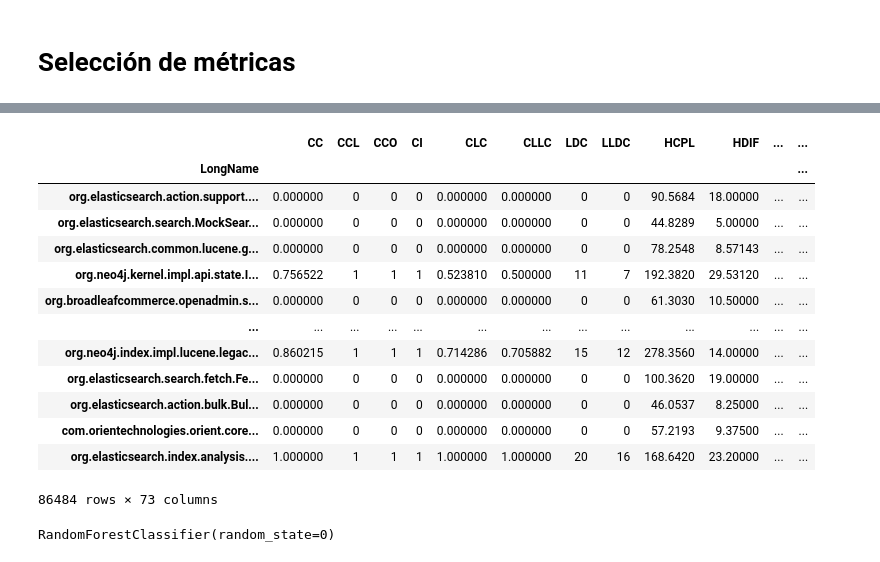
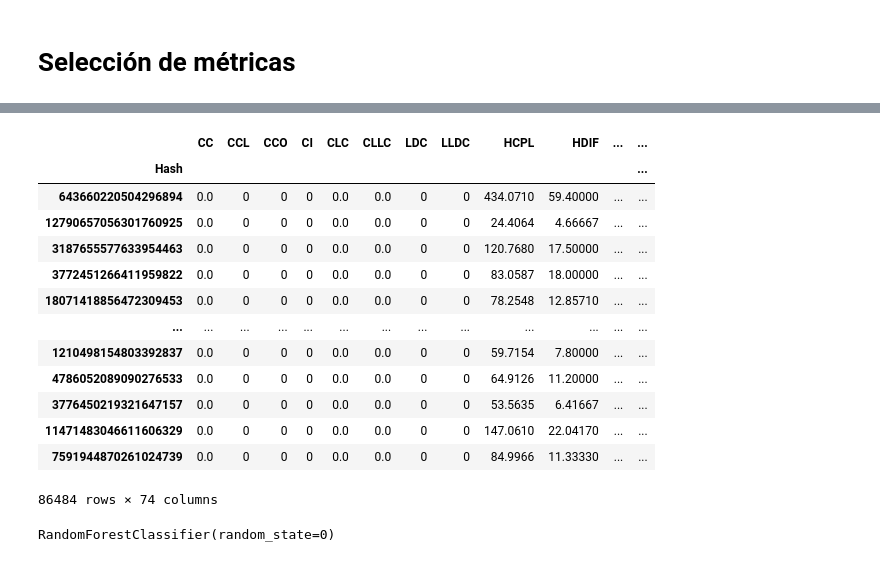
Before and after one commit to davidmacar/Predictor-de-bugs, a Jupyter notebook: pruebas.ipynb, the cells around one changed output, grey strips where cells are left out. Saved outputs shown, nothing was run; the diff lists cells and outputs as text; code cells hidden in the pictures.

Commit message:
- Modificaciones en notebook - Correcciones en csv: Modificaion columna "Hash" para ser unica y añadida columna "Buggy" para indicar si la entrada contiene o no bugs

```diff
--- a/pruebas.ipynb
+++ b/pruebas.ipynb
@@ -10,8 +41,9 @@ from sklearn.model_selection import train_test_split
 # Selección de métricas
 # %%
 # Creación del conjunto de datos de entreno y de test
-train_dataset = pd.read_csv(("./datasets/method.csv"), index_col = 'LongName')
-train_dataset, test_dataset = train_test_split(train_dataset, test_size=0.2)
+dataset = pd.read_csv(('./datasets/method.csv'), index_col = 'Hash')
+# print(dataset["Buggy"])
+train_dataset, test_dataset = train_test_split(dataset, test_size=0.2)
 
 display(train_dataset.head(3))
 display(test_dataset.head(3))
@@ -31,14 +63,14 @@ display(test_dataset.head(3))
 # %%
 # Nombre de la columna donde se encuentra el resultado del fichero
-salida = 'Number of Bugs'
+salida = 'Buggy'
 # Columnas del dataset
-features = ["CC","CCL","CCO","CI","CLC","CLLC","LDC","LLDC","HCPL","HDIF","HEFF","HNDB","HPL","HPV","HTRP","HVOL","MI","MIMS","MISEI","MISM","McCC","NL","NLE","NII","NOI","CD","CLOC","DLOC","TCD","TCLOC","LLOC","LOC","NOS","NUMPAR","TLLOC","TLOC","TNOS","WarningBlocker","WarningCritical","WarningInfo","WarningMajor","WarningMinor","Android Rules","Basic Rules","Brace Rules","Clone Implementation Rules","Code Size Rules","Comment Rules","Controversial Rules","Coupling Rules","Design Rules","Empty Code Rules","Finalizer Rules","Import Statement Rules","J2EE Rules","JUnit Rules","Jakarta Commons Logging Rules","Java Logging Rules","JavaBean Rules","MigratingToJUnit4 Rules","Migration Rules","Migration13 Rules","Migration14 Rules","Migration15 Rules","Naming Rules","Optimization Rules","Security Code Guideline Rules","Strict Exception Rules","String and StringBuffer Rules","Type Resolution Rules","Unnecessary and Unused Code Rules","Vulnerability Rules"]
+features = ["CC","CCL","CCO","CI","CLC","CLLC","LDC","LLDC","HCPL","HDIF","HEFF","HNDB","HPL","HPV","HTRP","HVOL","MI","MIMS","MISEI","MISM","McCC","NL","NLE","NII","NOI","CD","CLOC","DLOC","TCD","TCLOC","LLOC","LOC","NOS","NUMPAR","TLLOC","TLOC","TNOS","WarningBlocker","WarningCritical","WarningInfo","WarningMajor","WarningMinor","Android Rules","Basic Rules","Brace Rules","Clone Implementation Rules","Code Size Rules","Comment Rules","Controversial Rules","Coupling Rules","Design Rules","Empty Code Rules","Finalizer Rules","Import Statement Rules","J2EE Rules","JUnit Rules","Jakarta Commons Logging Rules","Java Logging Rules","JavaBean Rules","MigratingToJUnit4 Rules","Migration Rules","Migration13 Rules","Migration14 Rules","Migration15 Rules","Naming Rules","Optimization Rules","Security Code Guideline Rules","Strict Exception Rules","String and StringBuffer Rules","Type Resolution Rules","Unnecessary and Unused Code Rules","Vulnerability Rules", "Number of Bugs"]
 
 # TODO En la columna de outcome se indica la cantidad de bugs que hay en ese metodo, hay que gestionar este outcome para que consiga interpretar un valor no binario (0, 1) si no tambien la cantidad 0-6
 # Creacion de una nueva columna con valores (0, 1)
 # Se indica que la feature outcome es una variable categórica, que toma valores en un intervalo limitado
 train_dataset[salida] = pd.Categorical(train_dataset[salida])
-display(train_dataset[salida])
+# display(train_dataset[salida])
 # Convertimos las variables en códigos en función de la categoría
 train_dataset[salida] = train_dataset[salida].cat.codes
-display(train_dataset[salida])
+# display(train_dataset[salida])
@@ -73,41 +77,41 @@ Name: Number of Bugs, Length: 86484, dtype: int8
 # %%
 # Hacemos la misma conversión con los datos del conjunto de test
 test_dataset[salida] = pd.Categorical(test_dataset[salida])
 test_dataset[salida] = test_dataset[salida].cat.codes
 
 # Se construyen los dataset con las features, separándolos de la salida
 X_train = train_dataset.loc[:, features]
 X_test = test_dataset.loc[:, features]
 # display(X_train)
 
 # Se construye el dataset de salidas
 y_train = train_dataset.loc[:, salida]
 y_test = test_dataset.loc[:, salida]
 # display(Y_train)
 
-class_labels = ['Limpio', 'Buggy1', 'Buggy2', 'Buggy3', 'Buggy4', 'Buggy5', 'Buggy6']
+class_labels = ['Limpio', 'Buggy']
 
 X_train.columns = features
 X_test.columns = features
 
 training_data = pd.concat([X_train, y_train], axis = 1)
 testing_data = pd.concat([X_test, y_test], axis = 1)
 display(training_data)
 # %% [output]
 |  | CC | CCL | CCO | CI | CLC | CLLC | LDC | LLDC | HCPL | HDIF | ... | ... |
-| LongName |  |  |  |  |  |  |  |  |  |  |  | ... |
-| org.elasticsearch.action.support.... | 0.000000 | 0 | 0 | 0 | 0.000000 | 0.000000 | 0 | 0 | 90.5684 | 18.00000 | ... | ... |
-| org.elasticsearch.search.MockSear... | 0.000000 | 0 | 0 | 0 | 0.000000 | 0.000000 | 0 | 0 | 44.8289 | 5.00000 | ... | ... |
-| org.elasticsearch.common.lucene.g... | 0.000000 | 0 | 0 | 0 | 0.000000 | 0.000000 | 0 | 0 | 78.2548 | 8.57143 | ... | ... |
-| org.neo4j.kernel.impl.api.state.I... | 0.756522 | 1 | 1 | 1 | 0.523810 | 0.500000 | 11 | 7 | 192.3820 | 29.53120 | ... | ... |
-| org.broadleafcommerce.openadmin.s... | 0.000000 | 0 | 0 | 0 | 0.000000 | 0.000000 | 0 | 0 | 61.3030 | 10.50000 | ... | ... |
+| Hash |  |  |  |  |  |  |  |  |  |  |  | ... |
+| 643660220504296894 | 0.0 | 0 | 0 | 0 | 0.0 | 0.0 | 0 | 0 | 434.0710 | 59.40000 | ... | ... |
+| 12790657056301760925 | 0.0 | 0 | 0 | 0 | 0.0 | 0.0 | 0 | 0 | 24.4064 | 4.66667 | ... | ... |
+| 3187655577633954463 | 0.0 | 0 | 0 | 0 | 0.0 | 0.0 | 0 | 0 | 120.7680 | 17.50000 | ... | ... |
+| 3772451266411959822 | 0.0 | 0 | 0 | 0 | 0.0 | 0.0 | 0 | 0 | 83.0587 | 18.00000 | ... | ... |
+| 18071418856472309453 | 0.0 | 0 | 0 | 0 | 0.0 | 0.0 | 0 | 0 | 78.2548 | 12.85710 | ... | ... |
 | ... | ... | ... | ... | ... | ... | ... | ... | ... | ... | ... | ... | ... |
-| org.neo4j.index.impl.lucene.legac... | 0.860215 | 1 | 1 | 1 | 0.714286 | 0.705882 | 15 | 12 | 278.3560 | 14.00000 | ... | ... |
-| org.elasticsearch.search.fetch.Fe... | 0.000000 | 0 | 0 | 0 | 0.000000 | 0.000000 | 0 | 0 | 100.3620 | 19.00000 | ... | ... |
-| org.elasticsearch.action.bulk.Bul... | 0.000000 | 0 | 0 | 0 | 0.000000 | 0.000000 | 0 | 0 | 46.0537 | 8.25000 | ... | ... |
-| com.orientechnologies.orient.core... | 0.000000 | 0 | 0 | 0 | 0.000000 | 0.000000 | 0 | 0 | 57.2193 | 9.37500 | ... | ... |
-| org.elasticsearch.index.analysis.... | 1.000000 | 1 | 1 | 1 | 1.000000 | 1.000000 | 20 | 16 | 168.6420 | 23.20000 | ... | ... |
+| 1210498154803392837 | 0.0 | 0 | 0 | 0 | 0.0 | 0.0 | 0 | 0 | 59.7154 | 7.80000 | ... | ... |
+| 4786052089090276533 | 0.0 | 0 | 0 | 0 | 0.0 | 0.0 | 0 | 0 | 64.9126 | 11.20000 | ... | ... |
+| 3776450219321647157 | 0.0 | 0 | 0 | 0 | 0.0 | 0.0 | 0 | 0 | 53.5635 | 6.41667 | ... | ... |
+| 11471483046611606329 | 0.0 | 0 | 0 | 0 | 0.0 | 0.0 | 0 | 0 | 147.0610 | 22.04170 | ... | ... |
+| 7591944870261024739 | 0.0 | 0 | 0 | 0 | 0.0 | 0.0 | 0 | 0 | 84.9966 | 11.33330 | ... | ... |
-86484 rows × 73 columns
+86484 rows × 74 columns
 # %%
 #Construccion del modelo
 from sklearn.ensemble import RandomForestClassifier
```
Also changed, not shown: parts of 11 cells of this notebook, 9 other files.
